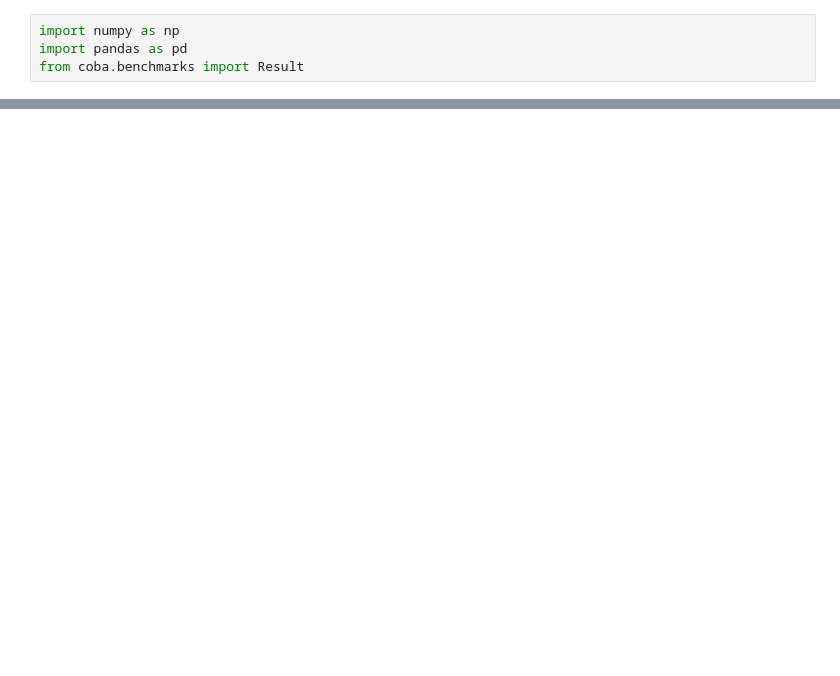
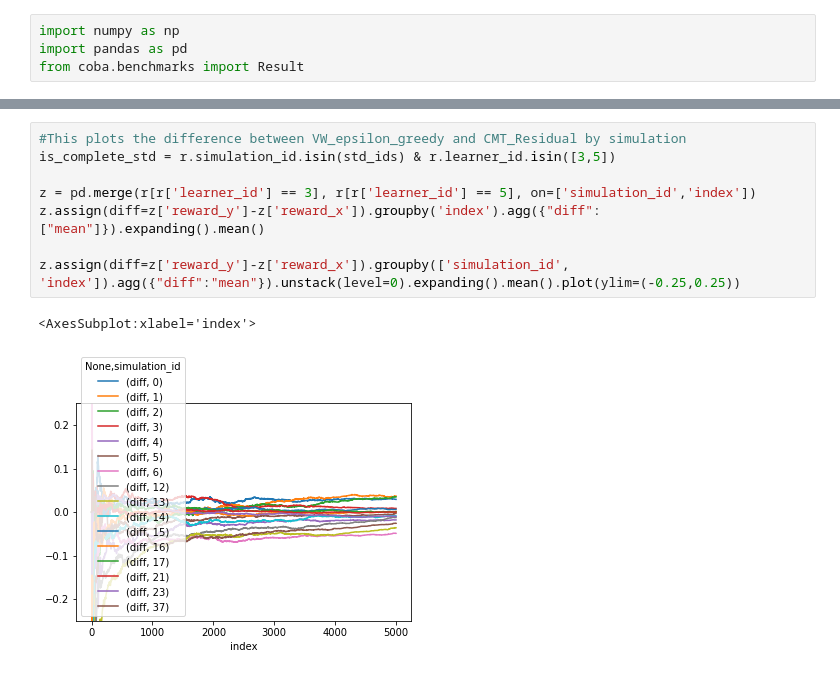
Before and after one commit to pmineiro/memoryrl, a Jupyter notebook: study1/analysis.ipynb, the cells around one changed output, grey strips where cells are left out. Drawn from its saved outputs; the diff is of its cells as text; blank space fills up the shorter version.

```diff
--- a/study1/analysis.ipynb
+++ b/study1/analysis.ipynb
@@ -32,0 +42,11 @@ TypeError: no numeric data to plot
+# %%
+#This plots the difference between VW_epsilon_greedy and CMT_Residual by simulation
+is_complete_std = r.simulation_id.isin(std_ids) & r.learner_id.isin([3,5])
+
+z = pd.merge(r[r['learner_id'] == 3], r[r['learner_id'] == 5], on=['simulation_id','index'])
+z.assign(diff=z['reward_y']-z['reward_x']).groupby('index').agg({"diff":["mean"]}).expanding().mean()
+
+z.assign(diff=z['reward_y']-z['reward_x']).groupby(['simulation_id', 'index']).agg({"diff":"mean"}).unstack(level=0).expanding().mean().plot(ylim=(-0.25,0.25))
+# %% [output]
+<AxesSubplot:xlabel='index'>
+[figure, added]
```
Also changed, not shown: parts of 7 cells of this notebook.
